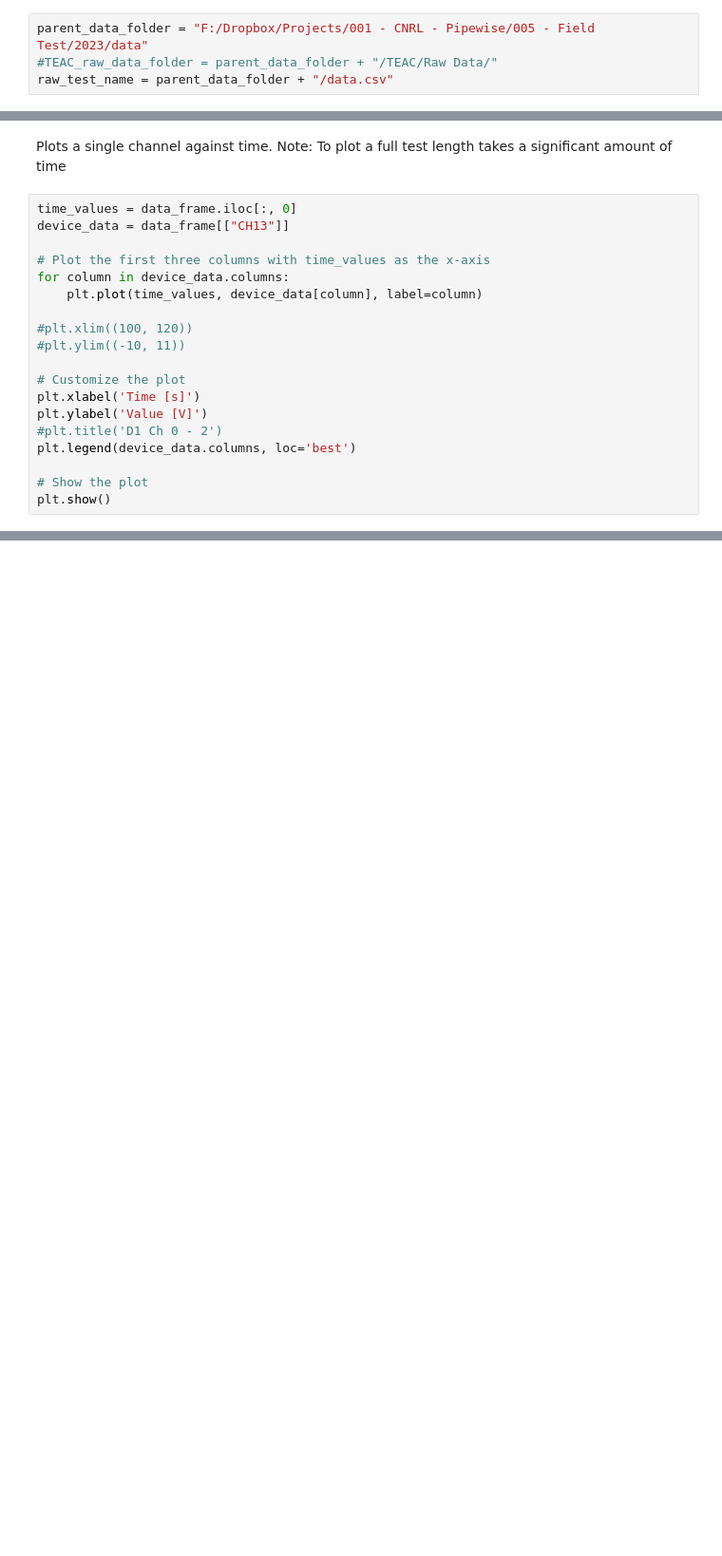
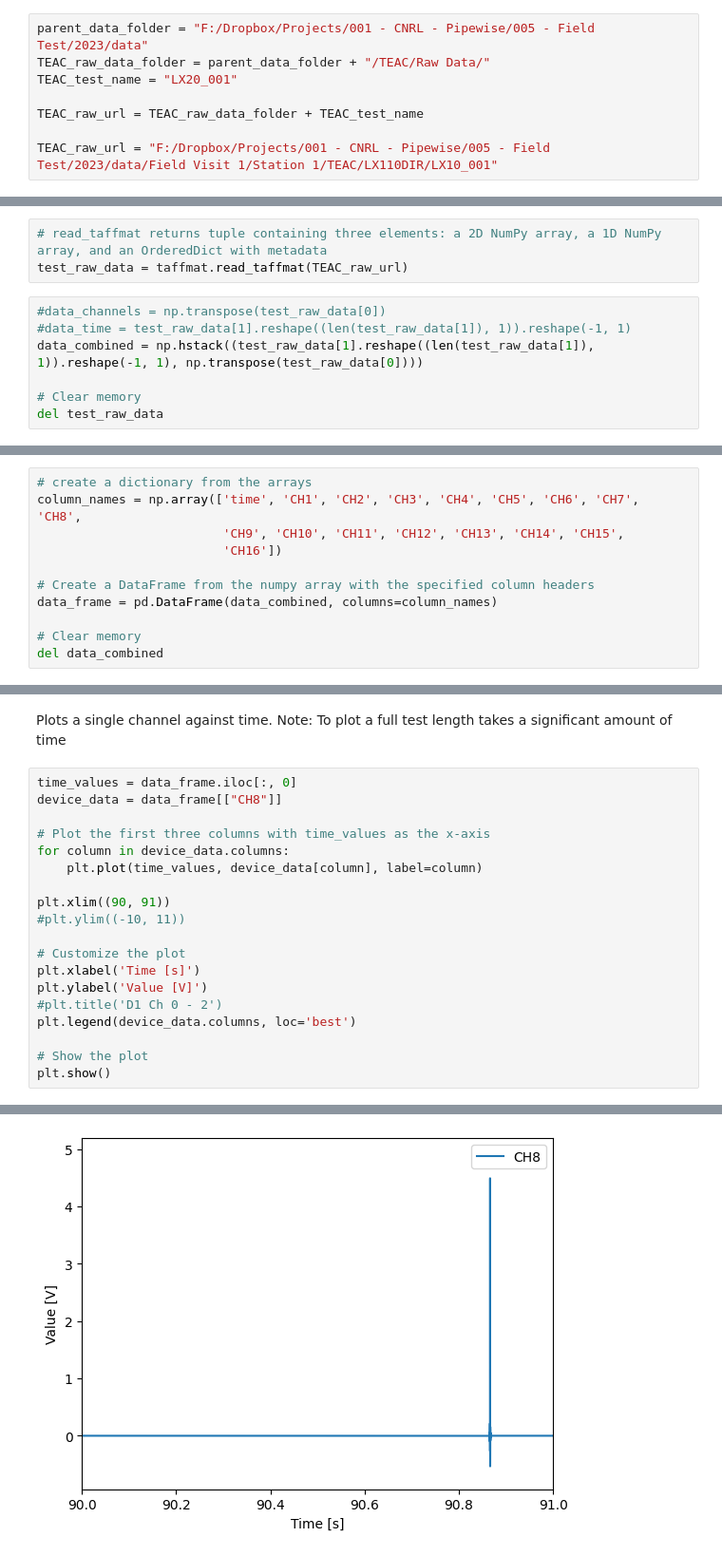
Before and after one commit to josmarcristello/Field-Test-Ferrier-2023, a Jupyter notebook: data processing/read_TEAC_data.ipynb, the cells around one changed output, grey strips where cells are left out. Shown: that part at 95% size. Saved outputs shown, nothing was run; the diff lists cells and outputs as text; blank space fills up the shorter version.

Commit message:
Validation data for NI and TEAC

```diff
--- a/data processing/read_TEAC_data.ipynb
+++ b/data processing/read_TEAC_data.ipynb
@@ -9,5 +11,9 @@ import numpy as np
 ## Define Data Folders
 # %%
 parent_data_folder = "F:/Dropbox/Projects/001 - CNRL - Pipewise/005 - Field Test/2023/data"
-#TEAC_raw_data_folder = parent_data_folder + "/TEAC/Raw Data/"
-raw_test_name = parent_data_folder + "/data.csv"
+TEAC_raw_data_folder = parent_data_folder + "/TEAC/Raw Data/"
+TEAC_test_name = "LX20_001"
+
+TEAC_raw_url = TEAC_raw_data_folder + TEAC_test_name
+
+TEAC_raw_url = "F:/Dropbox/Projects/001 - CNRL - Pipewise/005 - Field Test/2023/data/Field Visit 1/Station 1/TEAC/LX110DIR/LX10_001"
@@ -42,2 +22,23 @@ print(data_frame)
+# %%
+# read_taffmat returns tuple containing three elements: a 2D NumPy array, a 1D NumPy array, and an OrderedDict with metadata
+test_raw_data = taffmat.read_taffmat(TEAC_raw_url)
+# %%
+#data_channels = np.transpose(test_raw_data[0])
+#data_time = test_raw_data[1].reshape((len(test_raw_data[1]), 1)).reshape(-1, 1)
+data_combined = np.hstack((test_raw_data[1].reshape((len(test_raw_data[1]), 1)).reshape(-1, 1), np.transpose(test_raw_data[0])))
+
+# Clear memory
+del test_raw_data
 # %% [markdown]
 ## Shape into Dataframe
+# %%
+# create a dictionary from the arrays
+column_names = np.array(['time', 'CH1', 'CH2', 'CH3', 'CH4', 'CH5', 'CH6', 'CH7', 'CH8',
+                         'CH9', 'CH10', 'CH11', 'CH12', 'CH13', 'CH14', 'CH15',
+                         'CH16'])
+
+# Create a DataFrame from the numpy array with the specified column headers
+data_frame = pd.DataFrame(data_combined, columns=column_names)
+
+# Clear memory
+del data_combined
@@ -136,13 +148,13 @@ plt.show()
 Plots a single channel against time. Note: To plot a full test length takes a significant amount of time
 # %%
 time_values = data_frame.iloc[:, 0]
-device_data = data_frame[["CH13"]]
+device_data = data_frame[["CH8"]]
 
 # Plot the first three columns with time_values as the x-axis
 for column in device_data.columns:
     plt.plot(time_values, device_data[column], label=column)
 
-#plt.xlim((100, 120))
+plt.xlim((90, 91))
 #plt.ylim((-10, 11))
 
 # Customize the plot
@@ -157,0 +169 @@ KeyError: "None of [Index(['CH13'], dtype='object')] are in the [columns]"
+[figure, added]
```
Also changed, not shown: parts of 13 cells of this notebook, 2 other files.
